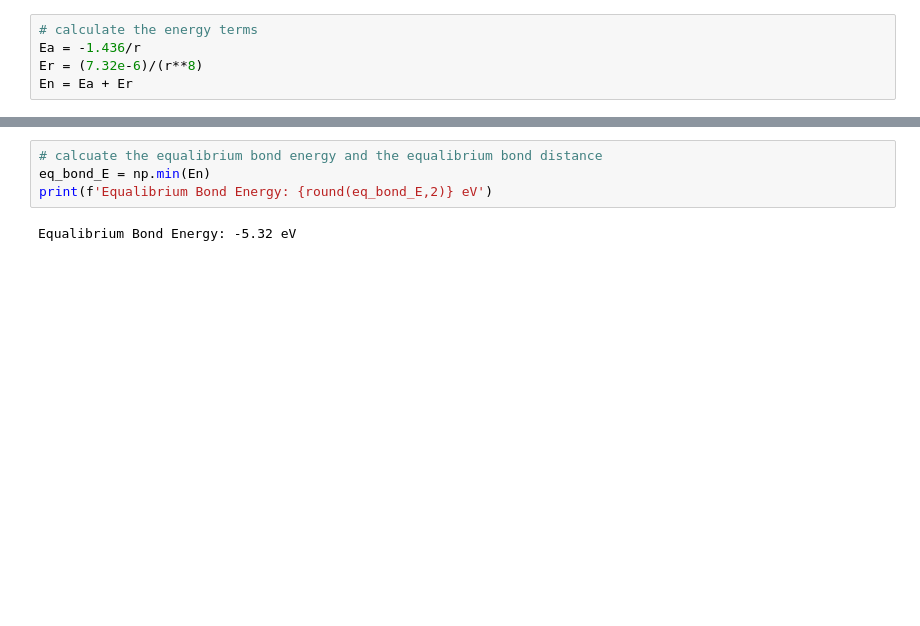
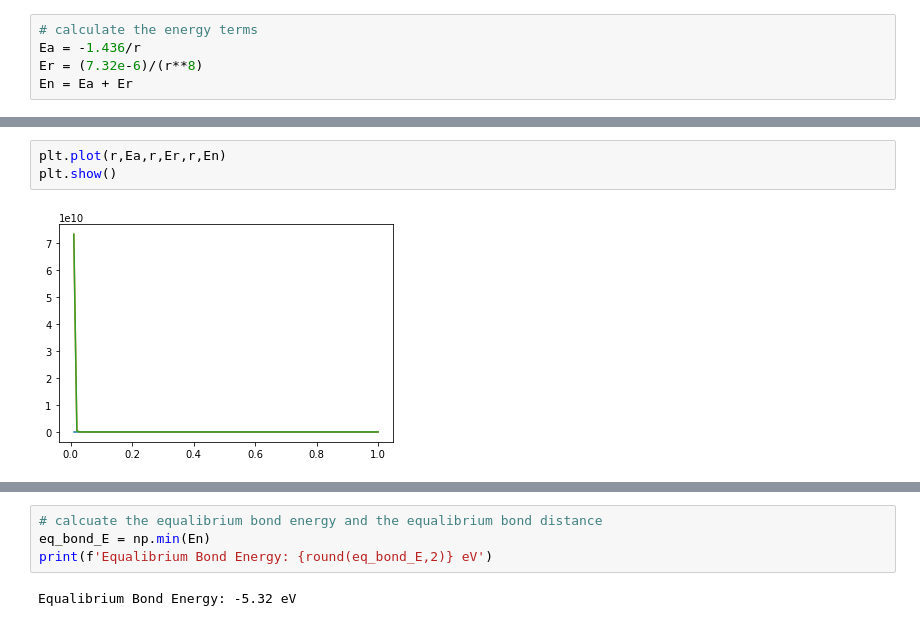
Before and after one commit to ProfessorKazarinoff/Engineering-Materials-Programming, a Jupyter notebook: _sources/02-Atomic-Structure-and-Bonding/bond-energy-vs-distance.ipynb, the cells around one changed output, grey strips where cells are left out. Cells and saved outputs as stored; diff of their text form; blank space fills up the shorter version.

```diff
--- a/_sources/02-Atomic-Structure-and-Bonding/bond-energy-vs-distance.ipynb
+++ b/_sources/02-Atomic-Structure-and-Bonding/bond-energy-vs-distance.ipynb
@@ -16,0 +75,5 @@ En = Ea + Er
+# %%
+plt.plot(r,Ea,r,Er,r,En)
+plt.show()
+# %% [output]
+[figure, added]
```
Also changed, not shown: parts of 36 cells of this notebook, 49 other files.
